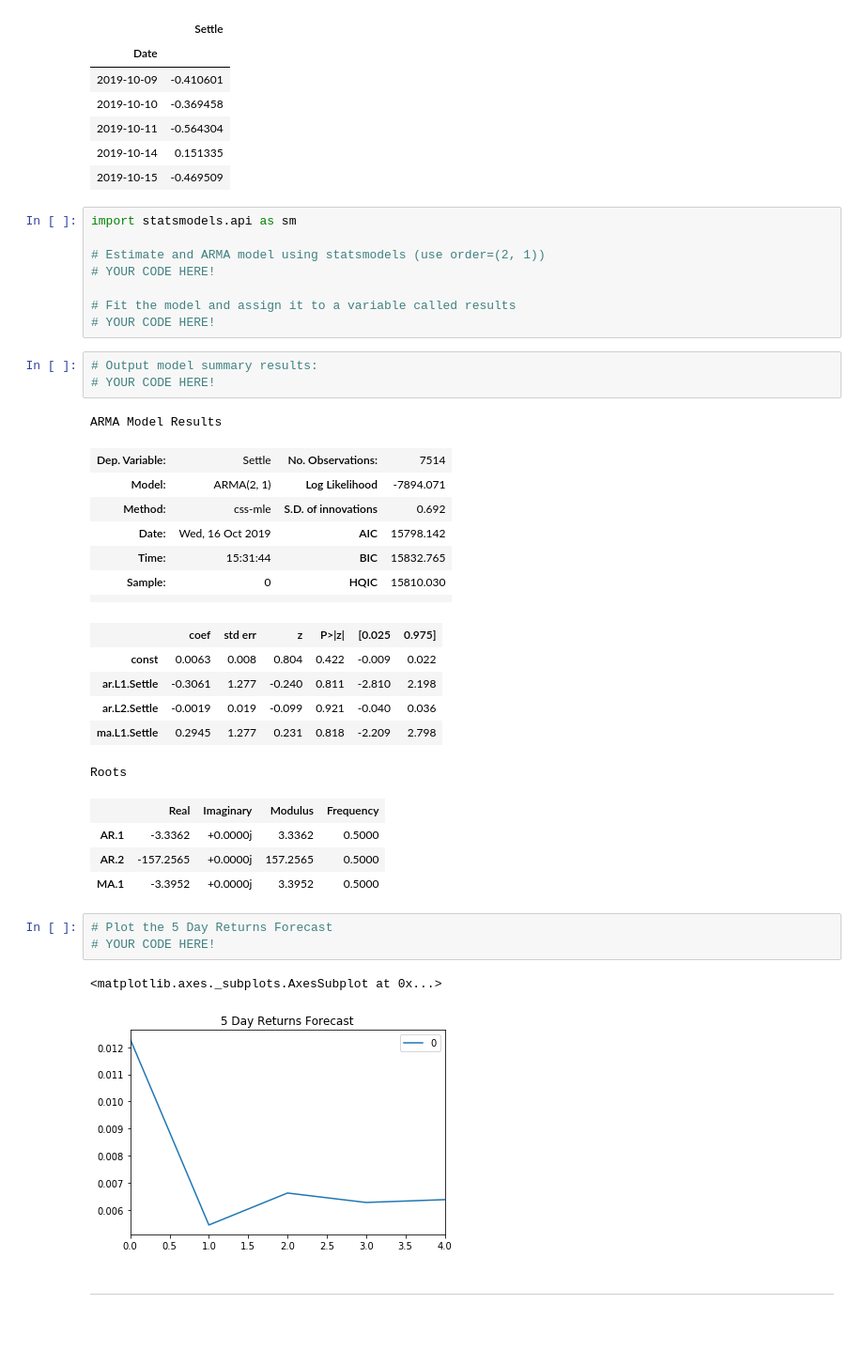
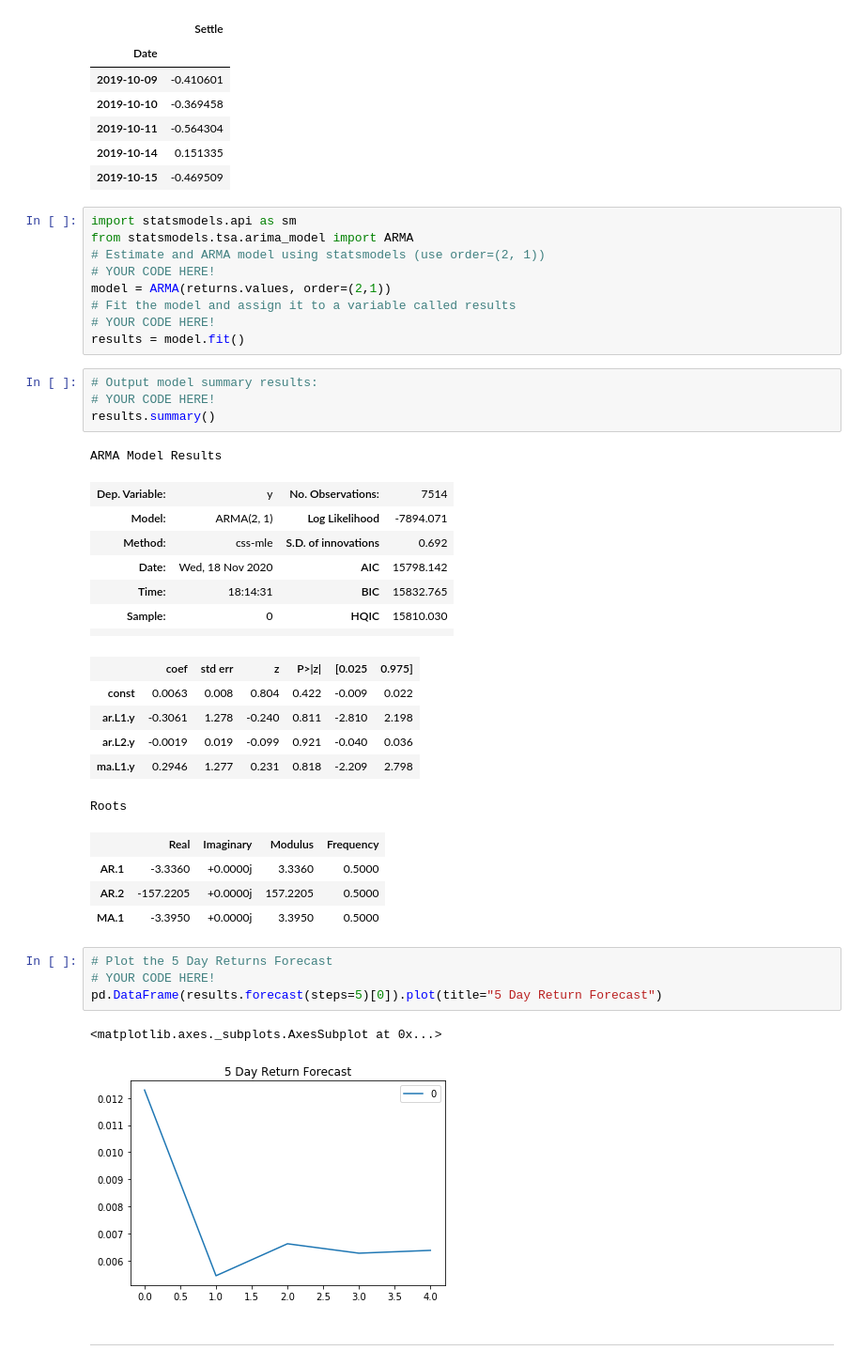
Before and after one commit to jorgeabud/time_series, a Jupyter notebook: Starter_Code/time_series_analysis.ipynb, the cells around one changed output. Shown at 94% size. Drawn from its saved outputs; the diff is of its cells as text; blank space fills up the shorter version.

Commit message:
Forecasting Returns using an ARMA Model

```diff
--- a/Starter_Code/time_series_analysis.ipynb
+++ b/Starter_Code/time_series_analysis.ipynb
@@ -133,40 +133,43 @@ returns.tail()
 | 2019-10-15 | -0.469509 |
 # %%
 import statsmodels.api as sm
-
+from statsmodels.tsa.arima_model import ARMA
 # Estimate and ARMA model using statsmodels (use order=(2, 1))
 # YOUR CODE HERE!
-
+model = ARMA(returns.values, order=(2,1))
 # Fit the model and assign it to a variable called results
 # YOUR CODE HERE!
+results = model.fit()
 # %%
 # Output model summary results:
 # YOUR CODE HERE!
+results.summary()
 # %% [output]
 ARMA Model Results
-| Dep. Variable: | Settle | No. Observations: | 7514 |
+| Dep. Variable: | y | No. Observations: | 7514 |
 | Model: | ARMA(2, 1) | Log Likelihood | -7894.071 |
 | Method: | css-mle | S.D. of innovations | 0.692 |
-| Date: | Wed, 16 Oct 2019 | AIC | 15798.142 |
-| Time: | 15:31:44 | BIC | 15832.765 |
+| Date: | Wed, 18 Nov 2020 | AIC | 15798.142 |
+| Time: | 18:14:31 | BIC | 15832.765 |
 | Sample: | 0 | HQIC | 15810.030 |
 |  |  |  |  |
 |  | coef | std err | z | P>|z| | [0.025 | 0.975] |
 | const | 0.0063 | 0.008 | 0.804 | 0.422 | -0.009 | 0.022 |
-| ar.L1.Settle | -0.3061 | 1.277 | -0.240 | 0.811 | -2.810 | 2.198 |
-| ar.L2.Settle | -0.0019 | 0.019 | -0.099 | 0.921 | -0.040 | 0.036 |
-| ma.L1.Settle | 0.2945 | 1.277 | 0.231 | 0.818 | -2.209 | 2.798 |
+| ar.L1.y | -0.3061 | 1.278 | -0.240 | 0.811 | -2.810 | 2.198 |
+| ar.L2.y | -0.0019 | 0.019 | -0.099 | 0.921 | -0.040 | 0.036 |
+| ma.L1.y | 0.2946 | 1.277 | 0.231 | 0.818 | -2.209 | 2.798 |
 Roots
 |  | Real | Imaginary | Modulus | Frequency |
-| AR.1 | -3.3362 | +0.0000j | 3.3362 | 0.5000 |
-| AR.2 | -157.2565 | +0.0000j | 157.2565 | 0.5000 |
-| MA.1 | -3.3952 | +0.0000j | 3.3952 | 0.5000 |
+| AR.1 | -3.3360 | +0.0000j | 3.3360 | 0.5000 |
+| AR.2 | -157.2205 | +0.0000j | 157.2205 | 0.5000 |
+| MA.1 | -3.3950 | +0.0000j | 3.3950 | 0.5000 |
 # %%
 # Plot the 5 Day Returns Forecast
 # YOUR CODE HERE!
+pd.DataFrame(results.forecast(steps=5)[0]).plot(title="5 Day Return Forecast")
 # %% [output]
 <matplotlib.axes._subplots.AxesSubplot at 0x...>
-[figure, old version]
+[figure, new version]
 # %% [markdown]
 ---
 # %% [markdown]
```
